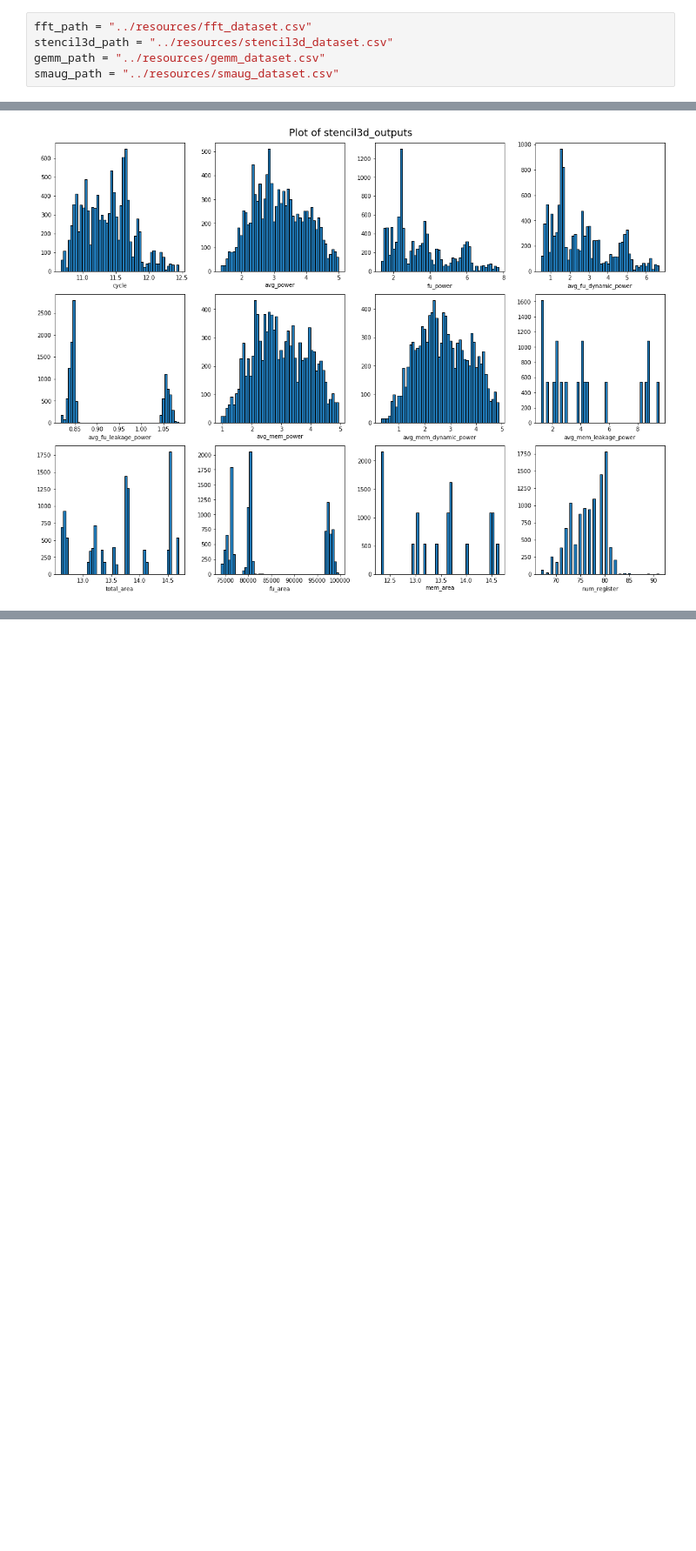
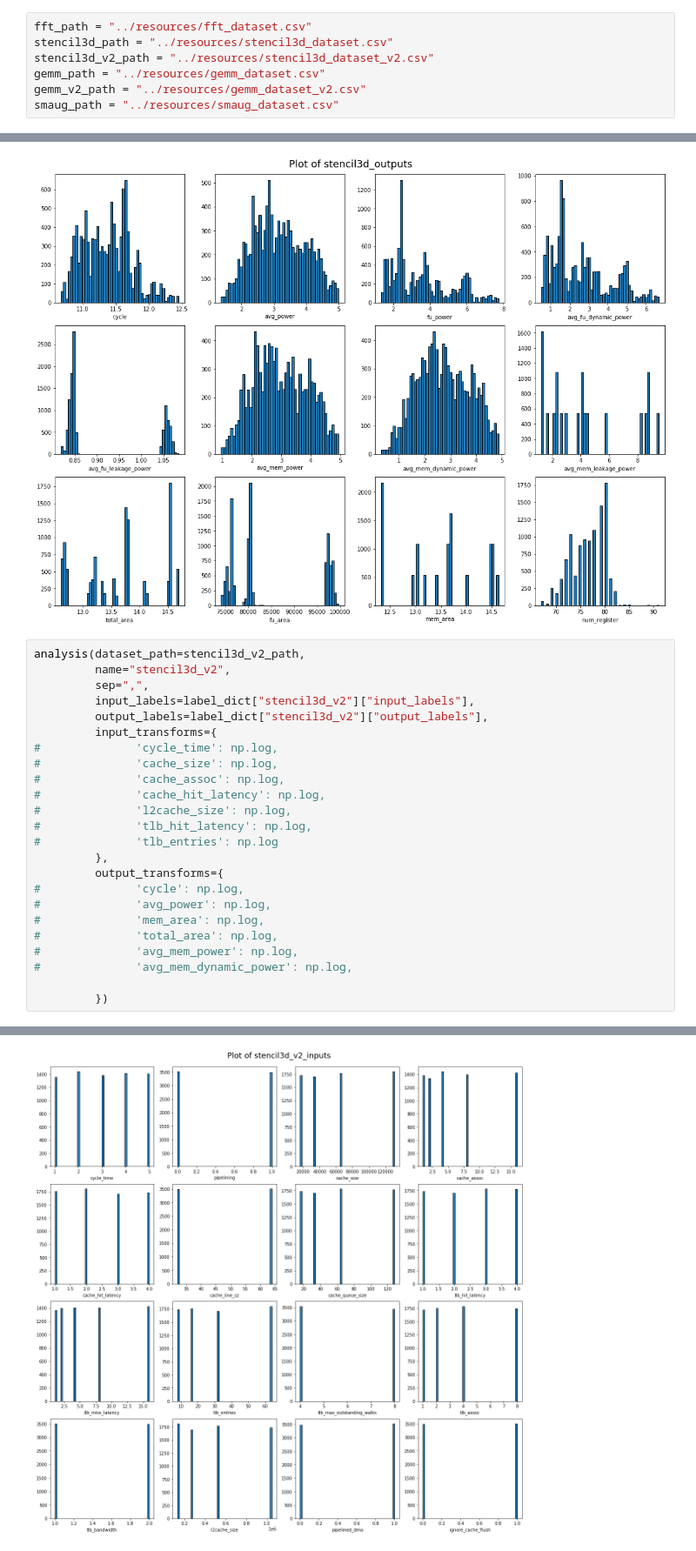
Before and after one commit to gncs/boa, a Jupyter notebook: notebooks/Dataset Visualisation.ipynb, the cells around one changed output, grey strips where cells are left out. Shown at 87% size. Cells and saved outputs as stored; diff of their text form; blank space fills up the shorter version.

```diff
--- a/notebooks/Dataset Visualisation.ipynb
+++ b/notebooks/Dataset Visualisation.ipynb
@@ -223,7 +311,9 @@ def analysis(dataset_path: str,
 # %%
 fft_path = "../resources/fft_dataset.csv"
 stencil3d_path = "../resources/stencil3d_dataset.csv"
+stencil3d_v2_path = "../resources/stencil3d_dataset_v2.csv"
 gemm_path = "../resources/gemm_dataset.csv"
+gemm_v2_path = "../resources/gemm_dataset_v2.csv"
 smaug_path = "../resources/smaug_dataset.csv"
 # %% [markdown]
 # Analysis of the FFT dataset
@@ -332,3 +422,28 @@ See the caveats in the documentation: http://pandas.pydata.org/pandas-docs/stabl
 Saved figure to ../plots/notebook_plots/dataset_viz/stencil3d_outputs.pdf!
 [figure]
 [figure]
+# %%
+analysis(dataset_path=stencil3d_v2_path,
+         name="stencil3d_v2",
+         sep=",",
+         input_labels=label_dict["stencil3d_v2"]["input_labels"],
+         output_labels=label_dict["stencil3d_v2"]["output_labels"],
+         input_transforms={
+#              'cycle_time': np.log,
+#              'cache_size': np.log,
+#              'cache_assoc': np.log,
+#              'cache_hit_latency': np.log,
+#              'l2cache_size': np.log,
+#              'tlb_hit_latency': np.log,
+#              'tlb_entries': np.log
+         },
+         output_transforms={
+#              'cycle': np.log,
+#              'avg_power': np.log,
+#              'mem_area': np.log,
+#              'total_area': np.log,
+#              'avg_mem_power': np.log,
+#              'avg_mem_dynamic_power': np.log,
+
+         })
+# %% [output]
@@ -334,0 +466 @@ Saved figure to ../plots/notebook_plots/dataset_viz/stencil3d_outputs.pdf!
+[figure, added]
```
Also changed, not shown: parts of 3 cells of this notebook, 13 other files.
